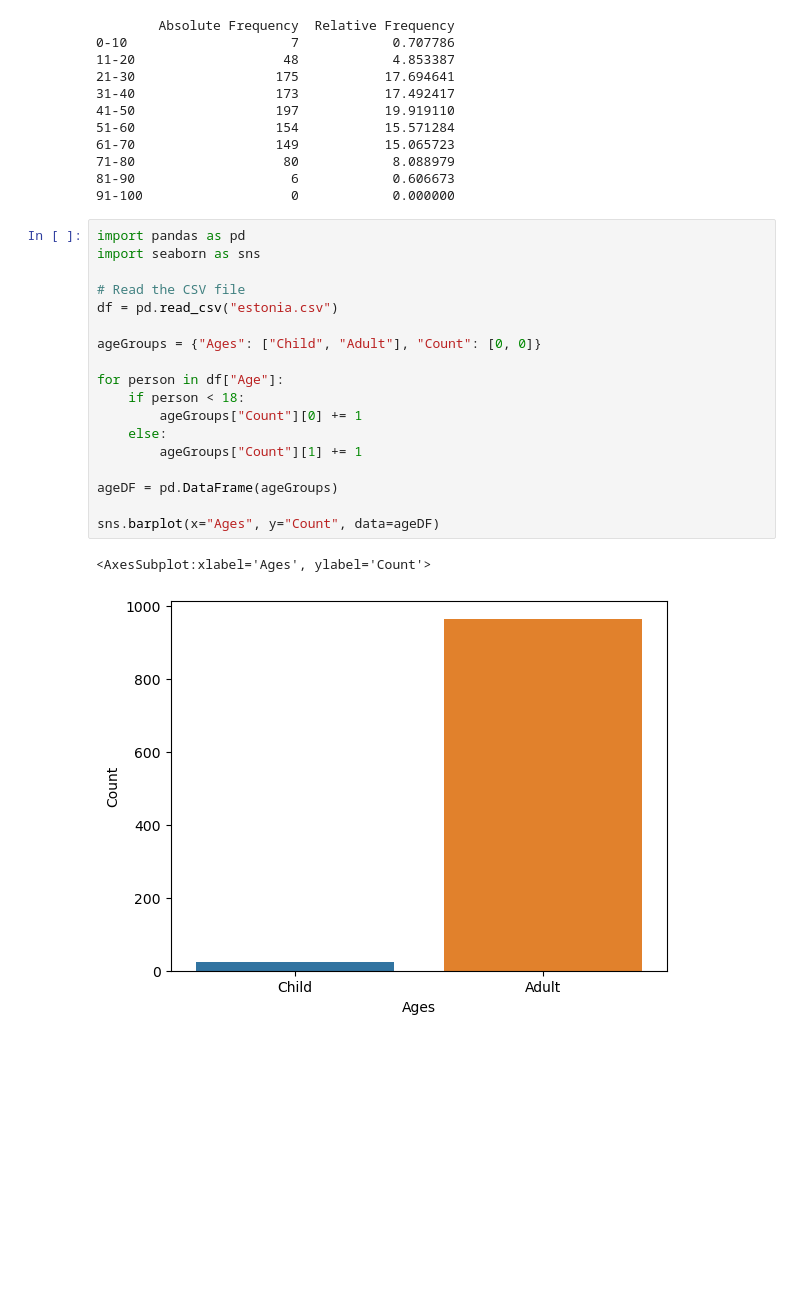
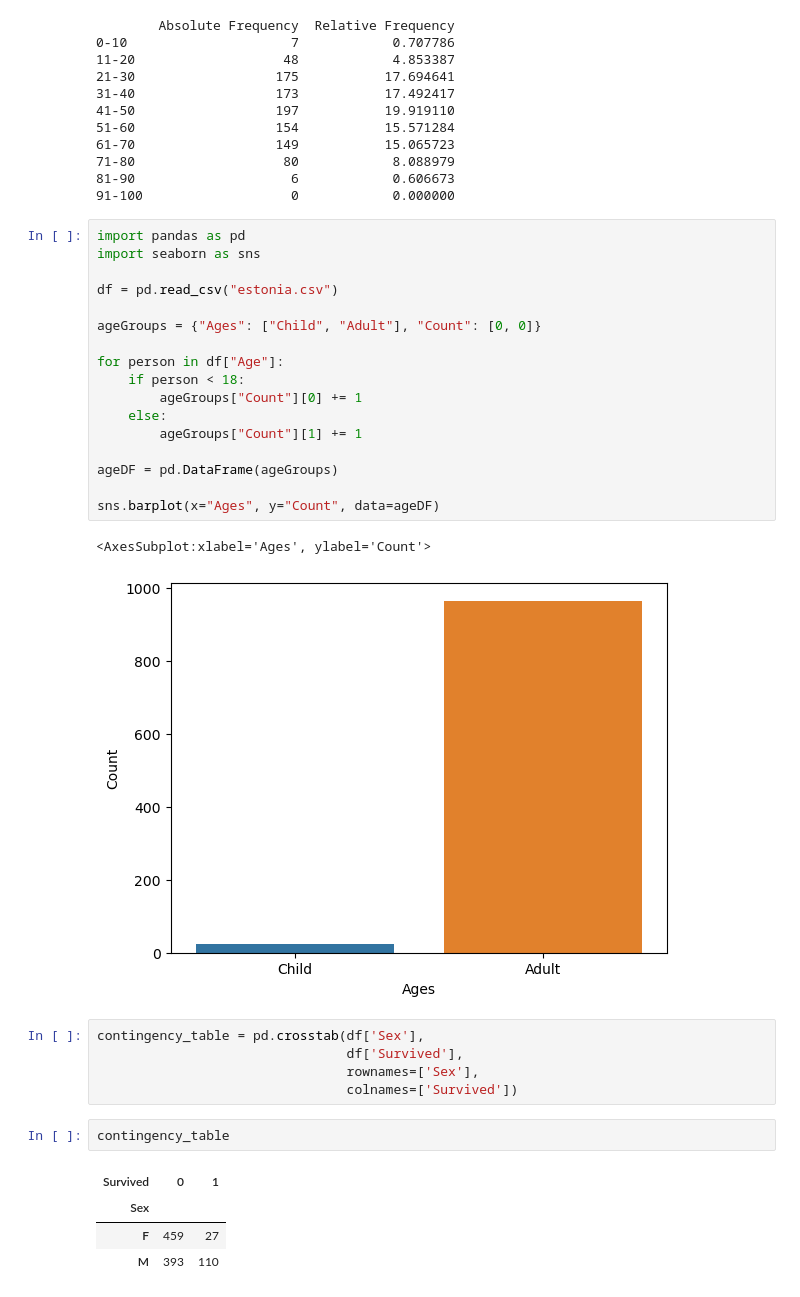
Before and after one commit to ReapersOne/AI, a Jupyter notebook: Semester 1/MS Estonia/Estonia.ipynb, the cells around one changed output. Cells and saved outputs as stored; diff of their text form; blank space fills up the shorter version.

```diff
--- a/Semester 1/MS Estonia/Estonia.ipynb
+++ b/Semester 1/MS Estonia/Estonia.ipynb
@@ -59,7 +59,6 @@ print(freq_table)
 import pandas as pd
 import seaborn as sns
 
-# Read the CSV file
 df = pd.read_csv("estonia.csv")
 
 ageGroups = {"Ages": ["Child", "Adult"], "Count": [0, 0]}
@@ -76,3 +75,15 @@ sns.barplot(x="Ages", y="Count", data=ageDF)
 # %% [output]
 <AxesSubplot:xlabel='Ages', ylabel='Count'>
 [figure]
+# %%
+contingency_table = pd.crosstab(df['Sex'],
+                                df['Survived'],
+                                rownames=['Sex'],
+                                colnames=['Survived'])
+# %%
+contingency_table
+# %% [output]
+| Survived | 0 | 1 |
+| Sex |  |  |
+| F | 459 | 27 |
+| M | 393 | 110 |
```
Also changed, not shown: 2 other files.
